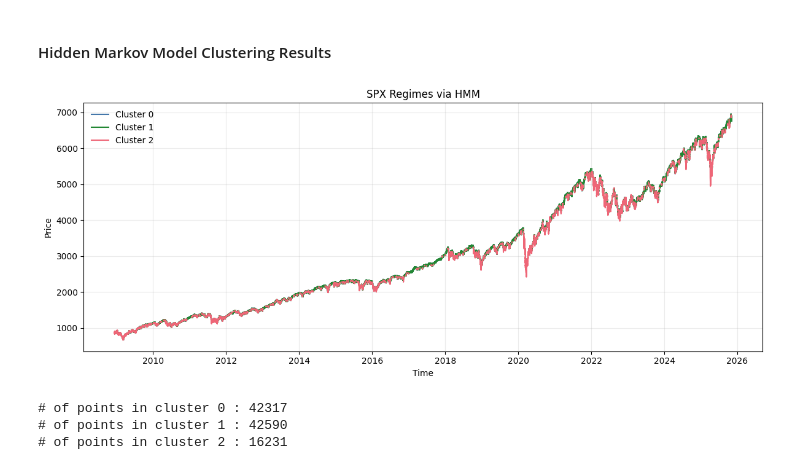
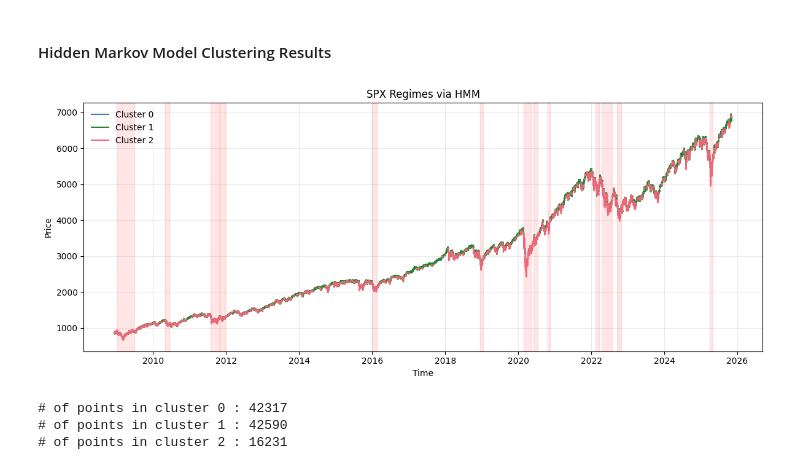
Before and after one commit to laurence1126/Wasserstein-Regime-Clustering, a Jupyter notebook: jupyter/clustering_examples.ipynb, the cells around one changed output. Saved outputs shown, nothing was run; the diff lists cells and outputs as text; code cells hidden in the pictures.

```diff
--- a/jupyter/clustering_examples.ipynb
+++ b/jupyter/clustering_examples.ipynb
@@ -320,13 +321,13 @@ scatter_mean_variance(
 # %%
 hmm = HMMClustering(n_states=3, random_state=42, covariance_type="full")
 result = hmm.fit(log_returns.dropna())
 
-plot_regimes_over_price(prices, result.labels, title="SPX Regimes via HMM")
+plot_regimes_over_price(prices, result.labels, title="SPX Regimes via HMM", highlight_clusters=[2], highlight_min_width=200, highlight_gap=50)
 
 for i, cnt in enumerate(np.bincount(result.labels)):
     print("# of points in cluster", i, ":", cnt)
 # %% [output]
-[figure, old version]
+[figure, new version]
 # of points in cluster 0 : 42317
 # of points in cluster 1 : 42590
 # of points in cluster 2 : 16231
```
Also changed, not shown: parts of 2 cells of this notebook, 2 other files.
